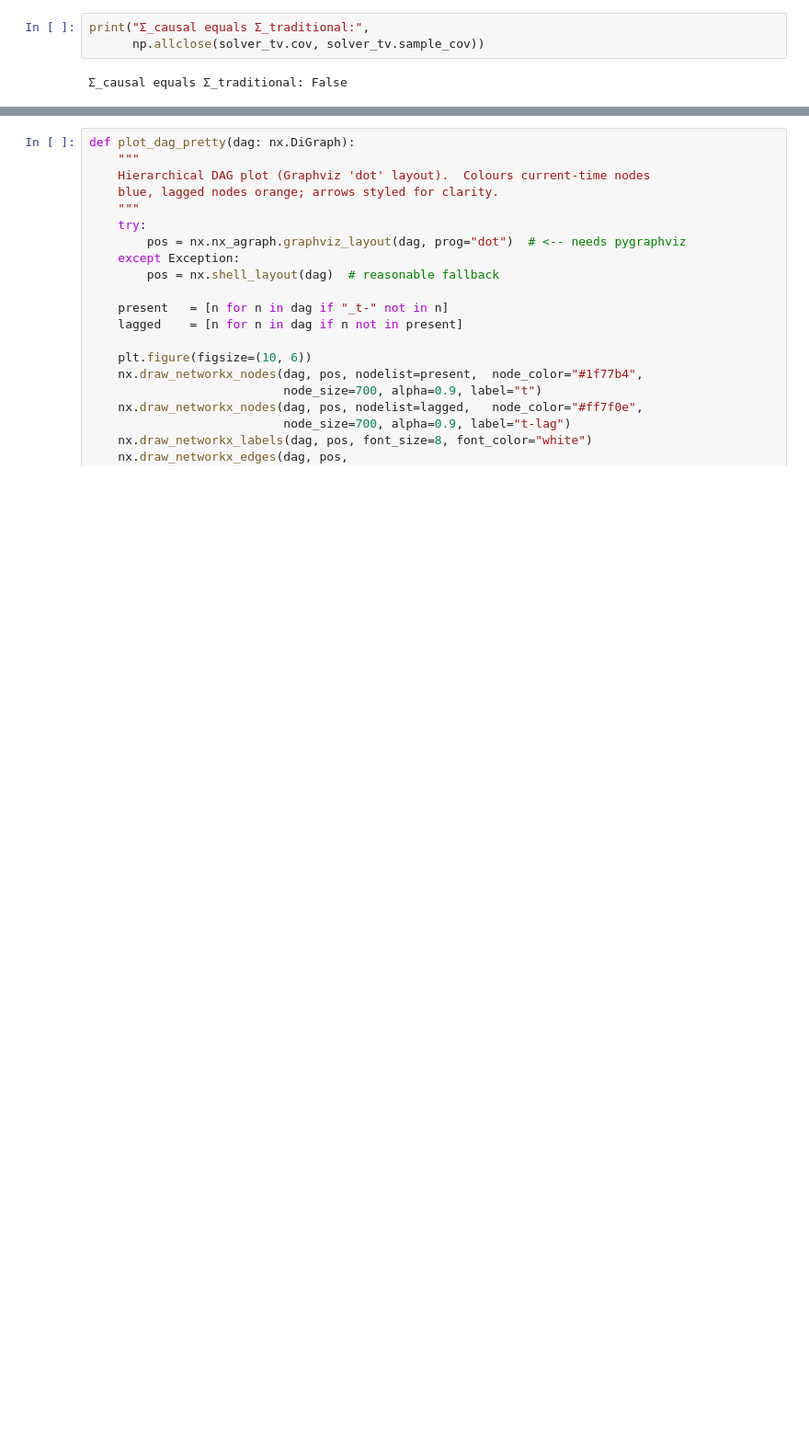
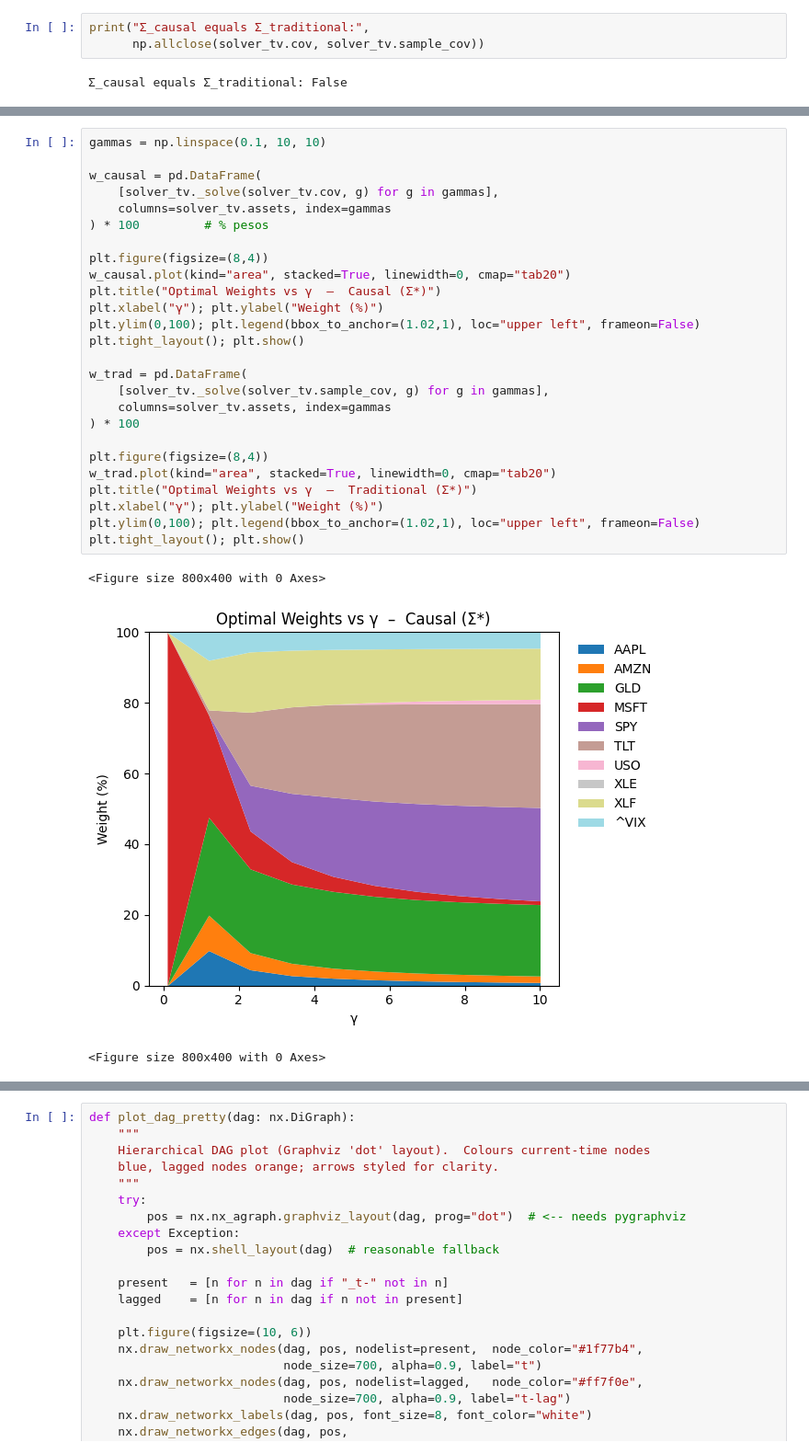
Before and after one commit to judramirezj/causal-inference-portfolio-management, a Jupyter notebook: analysis/exploration.ipynb, the cells around one changed output, grey strips where cells are left out. Shown: that part at 92% size. Drawn from its saved outputs; the diff is of its cells as text; blank space fills up the shorter version.

```diff
--- a/analysis/exploration.ipynb
+++ b/analysis/exploration.ipynb
@@ -565,0 +584,30 @@ solver_tv.weights_vs_gamma_traditional()
+# %%
+gammas = np.linspace(0.1, 10, 10)
+
+w_causal = pd.DataFrame(
+    [solver_tv._solve(solver_tv.cov, g) for g in gammas],
+    columns=solver_tv.assets, index=gammas
+) * 100         # % pesos
+
+plt.figure(figsize=(8,4))
+w_causal.plot(kind="area", stacked=True, linewidth=0, cmap="tab20")
+plt.title("Optimal Weights vs γ  –  Causal (Σ*)")
+plt.xlabel("γ"); plt.ylabel("Weight (%)")
+plt.ylim(0,100); plt.legend(bbox_to_anchor=(1.02,1), loc="upper left", frameon=False)
+plt.tight_layout(); plt.show()
+
+w_trad = pd.DataFrame(
+    [solver_tv._solve(solver_tv.sample_cov, g) for g in gammas],
+    columns=solver_tv.assets, index=gammas
+) * 100
+
+plt.figure(figsize=(8,4))
+w_trad.plot(kind="area", stacked=True, linewidth=0, cmap="tab20")
+plt.title("Optimal Weights vs γ  –  Traditional (Σ*)")
+plt.xlabel("γ"); plt.ylabel("Weight (%)")
+plt.ylim(0,100); plt.legend(bbox_to_anchor=(1.02,1), loc="upper left", frameon=False)
+plt.tight_layout(); plt.show()
+# %% [output]
+<Figure size 800x400 with 0 Axes>
+[figure, added]
+<Figure size 800x400 with 0 Axes>
```
Also changed, not shown: parts of 13 cells of this notebook.
